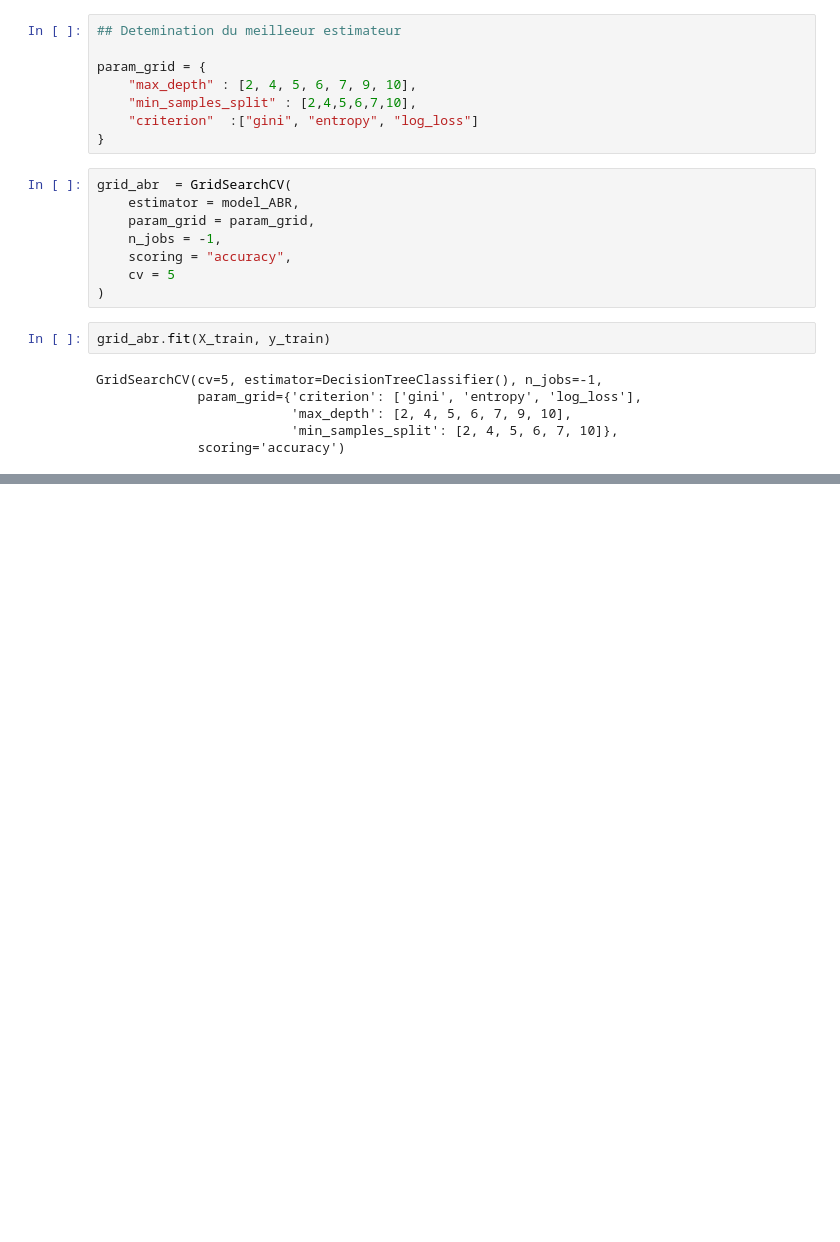
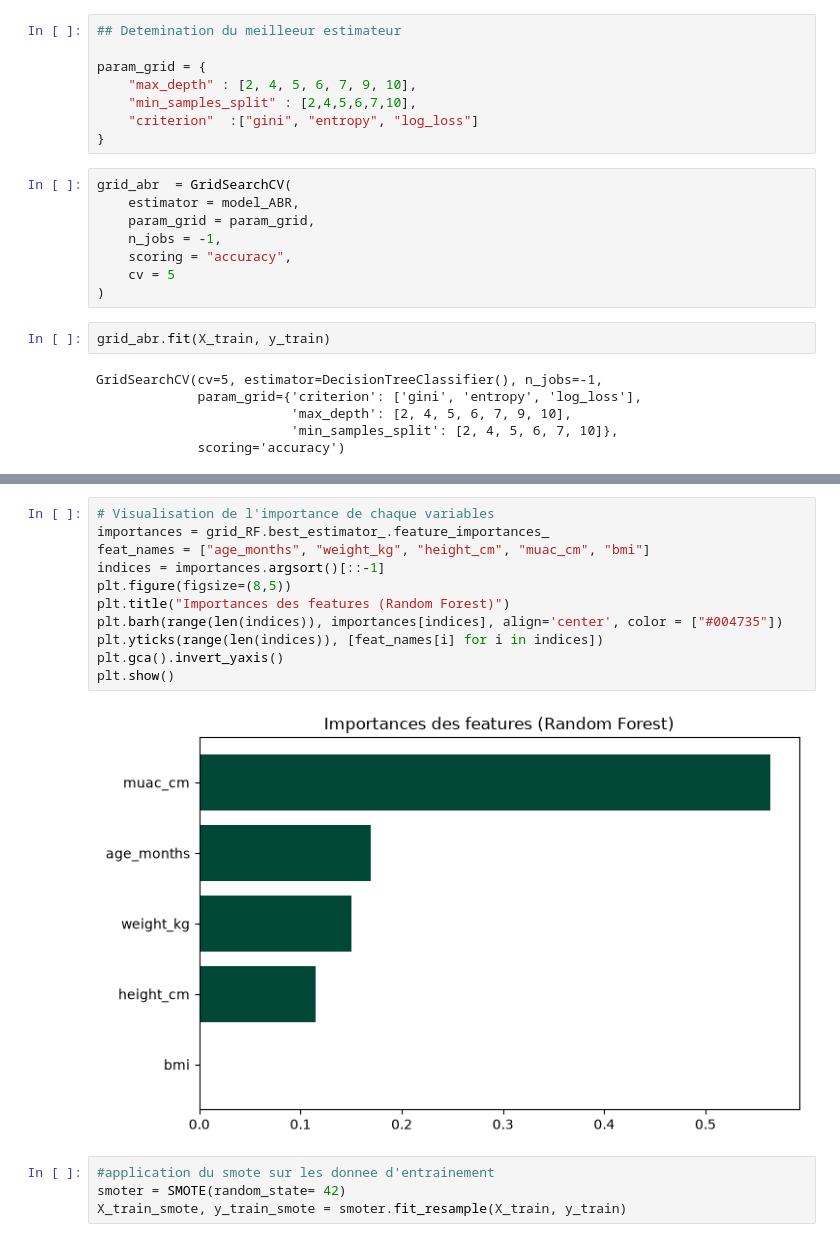
Before and after one commit to SAKPANI/Datasets, a Jupyter notebook: nutri.ipynb, the cells around one changed output, grey strips where cells are left out. Drawn from its saved outputs; the diff is of its cells as text; blank space fills up the shorter version.

```diff
--- a/nutri.ipynb
+++ b/nutri.ipynb
@@ -425,0 +601,17 @@ pd.DataFrame(rapport).transpose().round(3)
+# %%
+# Visualisation de l'importance de chaque variables
+importances = grid_RF.best_estimator_.feature_importances_
+feat_names = ["age_months", "weight_kg", "height_cm", "muac_cm", "bmi"]
+indices = importances.argsort()[::-1]
+plt.figure(figsize=(8,5))
+plt.title("Importances des features (Random Forest)")
+plt.barh(range(len(indices)), importances[indices], align='center', color = ["#004735"])
+plt.yticks(range(len(indices)), [feat_names[i] for i in indices])
+plt.gca().invert_yaxis()
+plt.show()
+# %% [output]
+[figure, added]
+# %%
+#application du smote sur les donnee d'entrainement
+smoter = SMOTE(random_state= 42)
+X_train_smote, y_train_smote = smoter.fit_resample(X_train, y_train)
```
Also changed, not shown: parts of 43 cells of this notebook.
